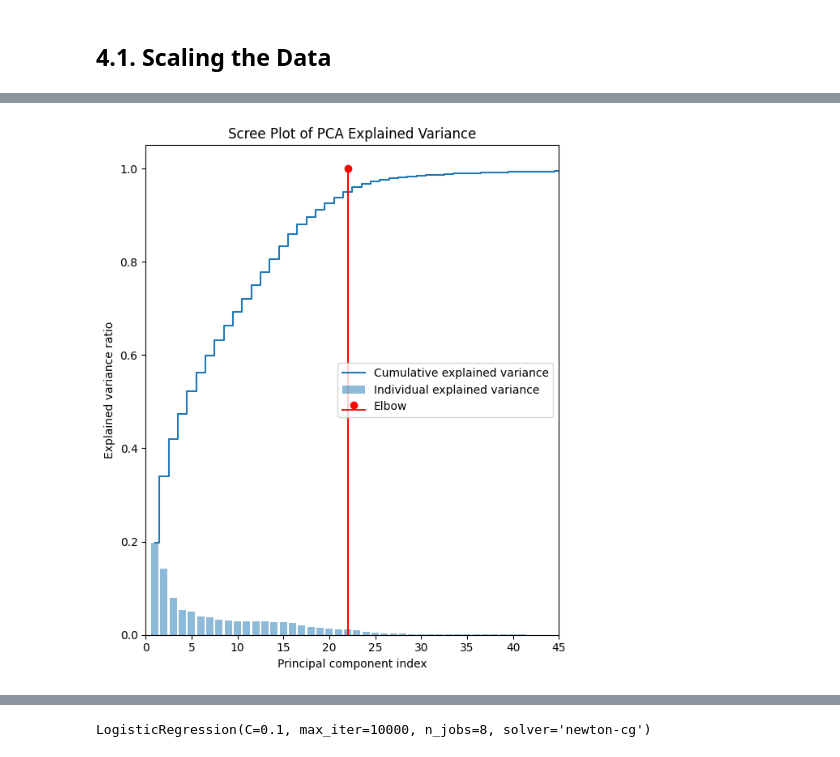
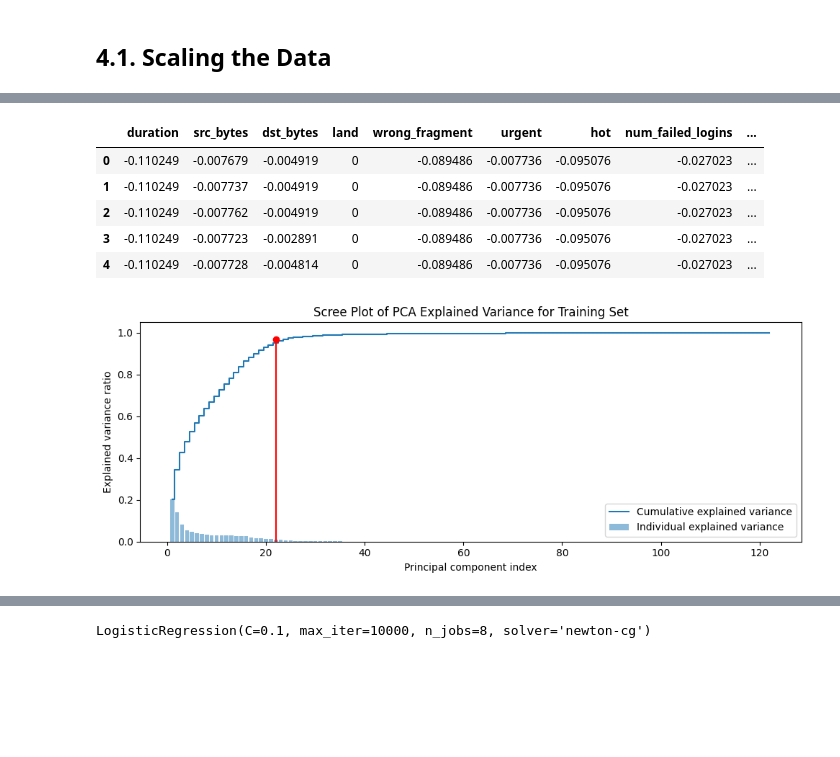
Before and after one commit to andypc93/cyber-sentry, a Jupyter notebook: back-end/CyberSentry_Notebook.ipynb, the cells around one changed output, grey strips where cells are left out. Cells and saved outputs as stored; diff of their text form; code cells hidden in the pictures; blank space fills up the shorter version.

```diff
--- a/back-end/CyberSentry_Notebook.ipynb
+++ b/back-end/CyberSentry_Notebook.ipynb
@@ -52,6 +30,11 @@ Files where imported as .txt fiels but here converted into Pandas library datafr
 # %%
 # Define the path to the SQLite database file
-db_path = 'C:/Users/rober/SQLite/CyberSentryDB.db'
+
+#Roberto file path to DB
+#db_path = 'C:/Users/rober/SQLite/CyberSentryDB.db'
+
+#Andres file path to DB
+db_path = 'C:/Users/andre/SQLite/CyberSentryDB.db'
 
 # Establish a connection to the database specified by db_path
 conn = sql.connect(db_path)
@@ -319,3 +292,5 @@ def preprocess(dataframe, scaler=None):
 # %%
 # Fit and transform the training data
-df_scaled, scaler = preprocess(df)
+df_test_scaled, scaler = preprocess(df_test)
+
+df_train_scaled, scalar = preprocess(df_train)
@@ -345,27 +306,33 @@ The plot is named "scree" because the line connecting the top of each bar resemb
+# %%
+df_train_scaled.head()
+# %% [output]
+|  | duration | src_bytes | dst_bytes | land | wrong_fragment | urgent | hot | num_failed_logins | ... |
+| 0 | -0.110249 | -0.007679 | -0.004919 | 0 | -0.089486 | -0.007736 | -0.095076 | -0.027023 | ... |
+| 1 | -0.110249 | -0.007737 | -0.004919 | 0 | -0.089486 | -0.007736 | -0.095076 | -0.027023 | ... |
+| 2 | -0.110249 | -0.007762 | -0.004919 | 0 | -0.089486 | -0.007736 | -0.095076 | -0.027023 | ... |
+| 3 | -0.110249 | -0.007723 | -0.002891 | 0 | -0.089486 | -0.007736 | -0.095076 | -0.027023 | ... |
+| 4 | -0.110249 | -0.007728 | -0.004814 | 0 | -0.089486 | -0.007736 | -0.095076 | -0.027023 | ... |
 # %%
-# Prepare feature and target variables
-X = df_scaled.drop(['outcome', 'level'], axis=1)
-y_classification = df_scaled['outcome'].astype(int)  # Direct conversion to int for classification
-y_regression = df_scaled['level']  # For regression
+# For the training set
+# Prepare feature variables for training set
+X_train = df_train_scaled.drop(['outcome', 'level'], axis=1)
 
-# Apply PCA to assess dimensionality reduction (without initially specifying n_components)
-pca_full = PCA()
-pca_full.fit(X)
+# Apply PCA to assess dimensionality reduction for the training set
+pca_train = PCA()
+pca_train.fit(X_train)
 
-# Generate a scree plot to visualize explained variance ratio by each component
-plt.figure(figsize=(6, 7))
-explained_variance_ratio = pca_full.explained_variance_ratio_
-cumulative_explained_variance = np.cumsum(explained_variance_ratio)
-plt.bar(range(1, len(explained_variance_ratio) + 1), explained_variance_ratio, alpha=0.5, align='center', label='Individual explained variance')
-plt.step(range(1, len(cumulative_explained_variance) + 1), cumulative_explained_variance, where='mid', label='Cumulative explained variance')
+# Generate a scree plot for the training set to visualize explained variance ratio by each component
+plt.figure(figsize=(10, 4))
+explained_variance_ratio_train = pca_train.explained_variance_ratio_
+cumulative_explained_variance_train = np.cumsum(explained_variance_ratio_train)
+plt.bar(range(1, len(explained_variance_ratio_train) + 1), explained_variance_ratio_train, alpha=0.5, align='center', label='Individual explained variance')
+plt.step(range(1, len(cumulative_explained_variance_train) + 1), cumulative_explained_variance_train, where='mid', label='Cumulative explained variance')
 plt.ylabel('Explained variance ratio')
 plt.xlabel('Principal component index')
-plt.xticks(range(0, len(explained_variance_ratio) + 1, 5))  # Set x-axis ticks to show every 10th label
-plt.xlim(0,45)
-plt.stem(22, 1, linefmt = 'red', label= 'Elbow')
+plt.title('Scree Plot of PCA Explained Variance for Training Set')
 plt.legend(loc='best')
-plt.title('Scree Plot of PCA Explained Variance')
+plt.stem(22, 0.97, linefmt = 'red', label= 'Elbow')
 plt.tight_layout()  # Adjust layout to fit everything
 plt.show()
 # %% [output]
-[figure, old version]
+[figure, new version]
```
Also changed, not shown: parts of 45 cells of this notebook.
